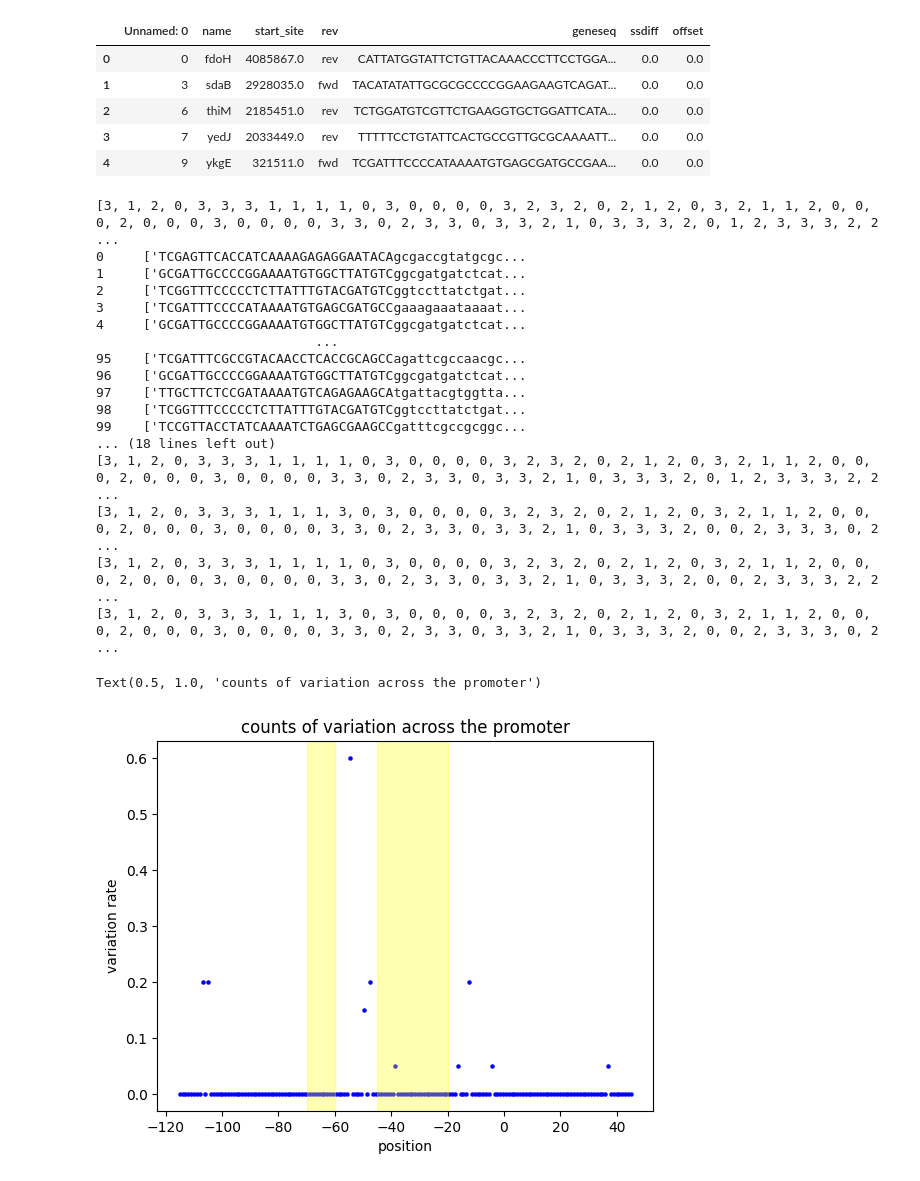
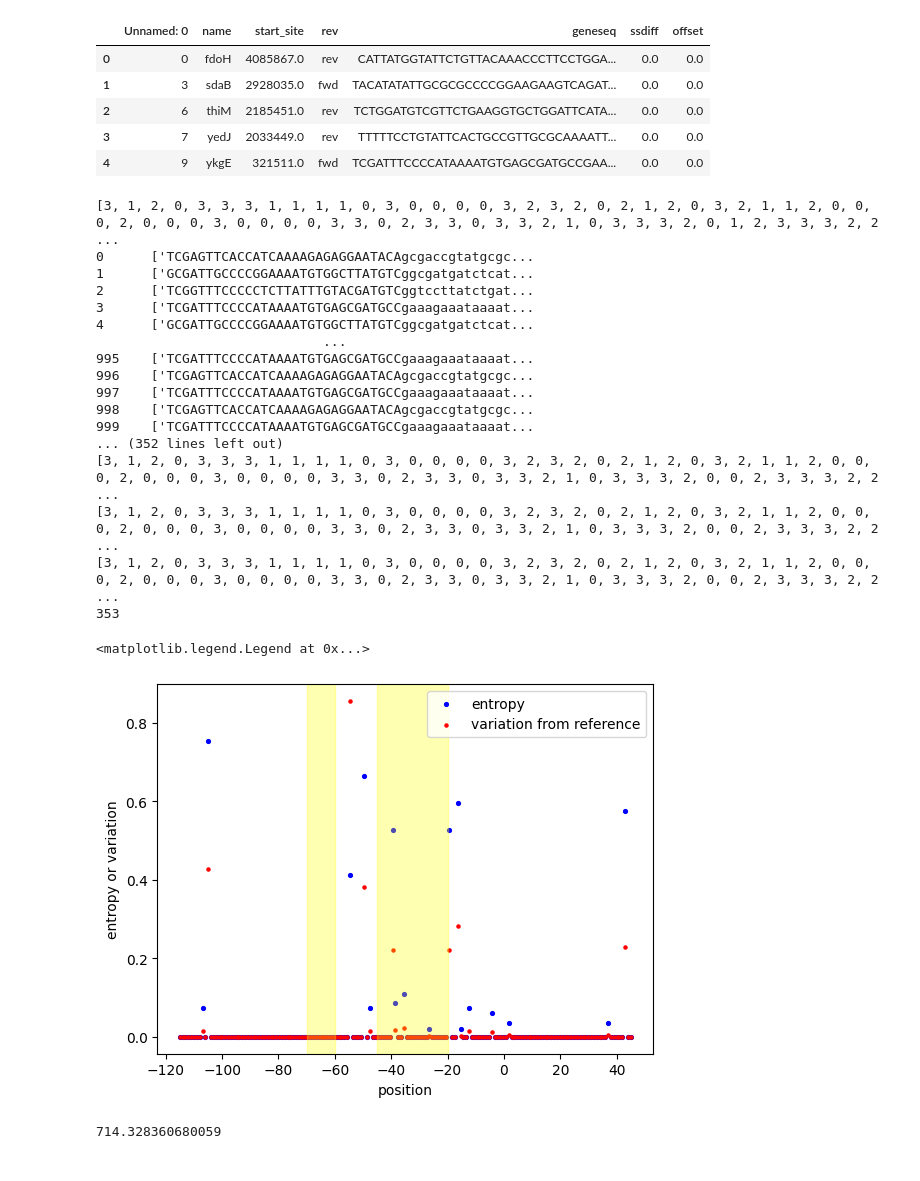
Before and after one commit to AddisonHowe/natvar, a Jupyter notebook: notebooks/nb.ipynb, the cells around one changed output. Saved outputs shown, nothing was run; the diff lists cells and outputs as text; code cells hidden in the pictures.

```diff
--- a/notebooks/nb.ipynb
+++ b/notebooks/nb.ipynb
@@ -45,7 +46,7 @@ ykgE wildtype sequence (length 160):
 | 3 | 7 | yedJ | 2033449.0 | rev | TTTTTCCTGTATTCACTGCCGTTGCGCAAAATT... | 0.0 | 0.0 |
 | 4 | 9 | ykgE | 321511.0 | fwd | TCGATTTCCCCATAAAATGTGAGCGATGCCGAA... | 0.0 | 0.0 |
 # %%
-FPATH = '../out/ykgE_first30.tsv'
+FPATH = '../out/ykgE_1000.tsv'
 
 wt = [NT_MAP[c.upper()] for c in GENE_WT_SEQ if c.upper() in ['A', 'C', 'T', 'G']]
 print(wt)
@@ -66,51 +67,70 @@ def E(n):
 
 seqs = []
 for i in range(len(df['contig_segments'])):
     if E(int(df['min_distance'][i])) < tau:
         sequence = df['contig_segments'][i]
         numeric_sequence = [NT_MAP[c.upper()] for c in sequence if c.upper() in ['A', 'C', 'T', 'G']]
-
         print(numeric_sequence)
         seqs.append(numeric_sequence)
+
 
 
 variation = np.zeros(len(wt))
 for i in range(len(variation)):
     for j in range(len(seqs)):
         if seqs[j][i] != wt[i]:
             variation[i] += 1/len(seqs)
 
+
+print(len(seqs))
+
+def calculate_entropy(seqs):
+    seqs = np.array(seqs)
+    num_seqs, seq_length = seqs.shape
+    entropies = np.zeros(seq_length)
+    for i in range(seq_length):
+        values, counts = np.unique(seqs[:, i], return_counts=True)
+        entropies[i] = entropy(counts)
+    return entropies
+
+entropies = calculate_entropy(seqs)
+
 binding_sites = [(-70, -60), (-45, -20)]
 
 
 x = np.linspace(-115, 45, len(wt))
-plt.scatter(x, variation, s = 5, color = 'blue')
+plt.scatter(x, entropies, s = 7.5, color = 'blue', label = 'entropy')
 
+plt.scatter(x, variation, s = 5, color = 'red', label = 'variation from reference')
 
 for start, end in binding_sites:
     plt.axvspan(start, end, color='yellow', alpha=0.3)
 
 
 plt.xlabel('position')
-plt.ylabel('variation rate')
-plt.title('counts of variation across the promoter')
+plt.ylabel('entropy or variation')
+plt.legend()
 # %% [output]
 [3, 1, 2, 0, 3, 3, 3, 1, 1, 1, 1, 0, 3, 0, 0, 0, 0, 3, 2, 3, 2, 0, 2, 1, 2, 0, 3, 2, 1, 1, 2, 0, 0, 0, 2, 0, 0, 0, 3, 0, 0, 0, 0, 3, 3, 0, 2, 3, 3, 0, 3, 3, 2, 1, 0, 3, 3, 3, 2, 0, 1, 2, 3, 3, 3, 2, 2 ...
-0     ['TCGAGTTCACCATCAAAAGAGAGGAATACAgcgaccgtatgcgc...
-1     ['GCGATTGCCCCGGAAAATGTGGCTTATGTCggcgatgatctcat...
-2     ['TCGGTTTCCCCCTCTTATTTGTACGATGTCggtccttatctgat...
-3     ['TCGATTTCCCCATAAAATGTGAGCGATGCCgaaagaaataaaat...
-4     ['GCGATTGCCCCGGAAAATGTGGCTTATGTCggcgatgatctcat...
-                            ...
-95    ['TCGATTTCGCCGTACAACCTCACCGCAGCCagattcgccaacgc...
-96    ['GCGATTGCCCCGGAAAATGTGGCTTATGTCggcgatgatctcat...
-97    ['TTGCTTCTCCGATAAAATGTCAGAGAAGCAtgattacgtggtta...
-98    ['TCGGTTTCCCCCTCTTATTTGTACGATGTCggtccttatctgat...
-99    ['TCCGTTACCTATCAAAATCTGAGCGAAGCCgatttcgccgcggc...
-... (18 lines left out)
-[3, 1, 2, 0, 3, 3, 3, 1, 1, 1, 1, 0, 3, 0, 0, 0, 0, 3, 2, 3, 2, 0, 2, 1, 2, 0, 3, 2, 1, 1, 2, 0, 0, 0, 2, 0, 0, 0, 3, 0, 0, 0, 0, 3, 3, 0, 2, 3, 3, 0, 3, 3, 2, 1, 0, 3, 3, 3, 2, 0, 1, 2, 3, 3, 3, 2, 2 ...
-[3, 1, 2, 0, 3, 3, 3, 1, 1, 1, 3, 0, 3, 0, 0, 0, 0, 3, 2, 3, 2, 0, 2, 1, 2, 0, 3, 2, 1, 1, 2, 0, 0, 0, 2, 0, 0, 0, 3, 0, 0, 0, 0, 3, 3, 0, 2, 3, 3, 0, 3, 3, 2, 1, 0, 3, 3, 3, 2, 0, 0, 2, 3, 3, 3, 0, 2 ...
+0      ['TCGAGTTCACCATCAAAAGAGAGGAATACAgcgaccgtatgcgc...
+1      ['GCGATTGCCCCGGAAAATGTGGCTTATGTCggcgatgatctcat...
+2      ['TCGGTTTCCCCCTCTTATTTGTACGATGTCggtccttatctgat...
+3      ['TCGATTTCCCCATAAAATGTGAGCGATGCCgaaagaaataaaat...
+4      ['GCGATTGCCCCGGAAAATGTGGCTTATGTCggcgatgatctcat...
+                             ...
+995    ['TCGATTTCCCCATAAAATGTGAGCGATGCCgaaagaaataaaat...
+996    ['TCGAGTTCACCATCAAAAGAGAGGAATACAgcgaccgtatgcgc...
+997    ['TCGATTTCCCCATAAAATGTGAGCGATGCCgaaagaaataaaat...
+998    ['TCGAGTTCACCATCAAAAGAGAGGAATACAgcgaccgtatgcgc...
+999    ['TCGATTTCCCCATAAAATGTGAGCGATGCCgaaagaaataaaat...
+... (352 lines left out)
 [3, 1, 2, 0, 3, 3, 3, 1, 1, 1, 1, 0, 3, 0, 0, 0, 0, 3, 2, 3, 2, 0, 2, 1, 2, 0, 3, 2, 1, 1, 2, 0, 0, 0, 2, 0, 0, 0, 3, 0, 0, 0, 0, 3, 3, 0, 2, 3, 3, 0, 3, 3, 2, 1, 0, 3, 3, 3, 2, 0, 0, 2, 3, 3, 3, 2, 2 ...
-[3, 1, 2, 0, 3, 3, 3, 1, 1, 1, 3, 0, 3, 0, 0, 0, 0, 3, 2, 3, 2, 0, 2, 1, 2, 0, 3, 2, 1, 1, 2, 0, 0, 0, 2, 0, 0, 0, 3, 0, 0, 0, 0, 3, 3, 0, 2, 3, 3, 0, 3, 3, 2, 1, 0, 3, 3, 3, 2, 0, 0, 2, 3, 3, 3, 0, 2 ...
+[3, 1, 2, 0, 3, 3, 3, 1, 1, 1, 1, 0, 3, 0, 0, 0, 0, 3, 2, 3, 2, 0, 2, 1, 2, 0, 3, 2, 1, 1, 2, 0, 0, 0, 2, 0, 0, 0, 3, 0, 0, 0, 0, 3, 3, 0, 2, 3, 3, 0, 3, 3, 2, 1, 0, 3, 3, 3, 2, 0, 0, 2, 3, 3, 3, 2, 2 ...
+[3, 1, 2, 0, 3, 3, 3, 1, 1, 1, 1, 0, 3, 0, 0, 0, 0, 3, 2, 3, 2, 0, 2, 1, 2, 0, 3, 2, 1, 1, 2, 0, 0, 0, 2, 0, 0, 0, 3, 0, 0, 0, 0, 3, 3, 0, 2, 3, 3, 0, 3, 3, 2, 1, 0, 3, 3, 3, 2, 0, 0, 2, 3, 3, 3, 2, 2 ...
+353
-Text(0.5, 1.0, 'counts of variation across the promoter')
+<matplotlib.legend.Legend at 0x...>
-[figure, old version]
+[figure, new version]
+# %%
+print(E(30))
+# %% [output]
+714.328360680059
```
Also changed, not shown: parts of 1 cell of this notebook.
